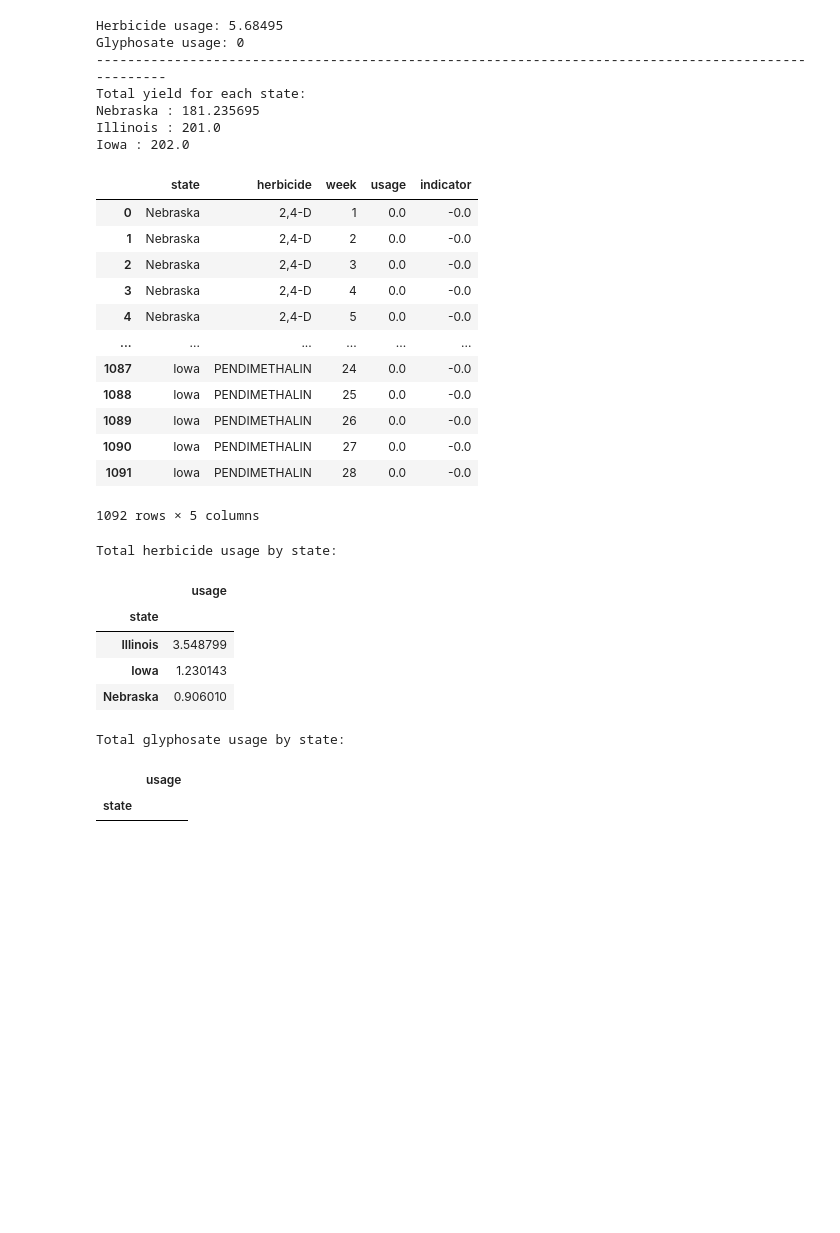
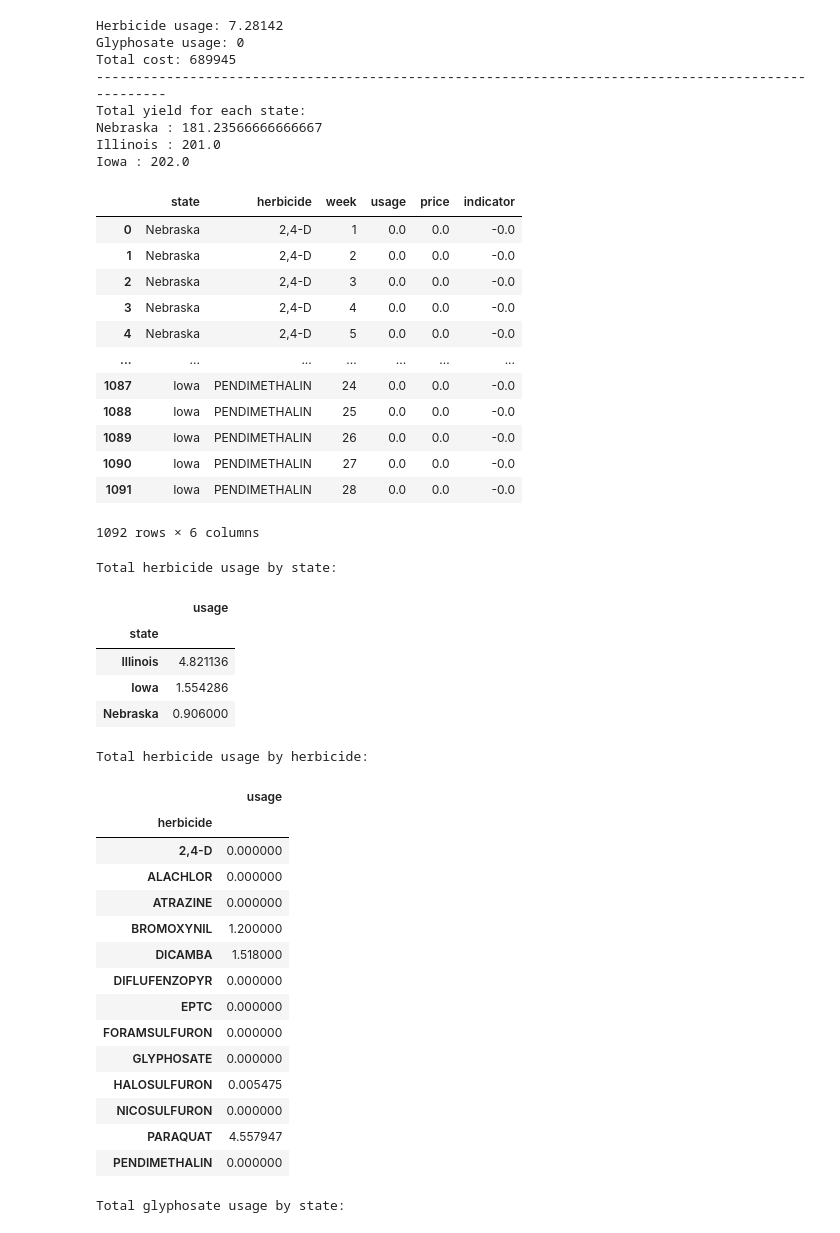
Before and after one commit to yiyiyang81/Herbicide-Optimization, a Jupyter notebook: model.ipynb, the cells around one changed output. Saved outputs shown, nothing was run; the diff lists cells and outputs as text; code cells hidden in the pictures; blank space fills up the shorter version.

Commit message:
Update price optimization

```diff
--- a/model.ipynb
+++ b/model.ipynb
@@ -7,6 +7,6 @@ corn_df = pd.read_excel('final_constraints.xlsx',sheet_name='Corn')
 coef =[corn_df['nebraska_yield_coef'].to_list()]
 coef.append(corn_df['illinois_yield_coef'].to_list())
 coef.append(corn_df['iowa_yield_coef'].values.tolist())
-corn_restrictions = pd.read_csv('corn_herbicide_restriction.csv')
 restrictions = pd.read_csv('corn_herbicide_restriction_2.csv')
 restrictions.rename(columns={'Unnamed: 0':'herbicide'},inplace=True)
+price = pd.read_excel('herbicide_coefficients.xlsx',sheet_name='Price')
@@ -18,10 +353,6 @@ baseline = [178.5, 178, 184.9]
 yield_minimum = [181, 201, 202]  # yield >= baseline + each herbicide * coef
 num_weeks = 28
 corn_herbicides = corn_df['herbicide_name'].unique()
-corn_before_lb = corn_restrictions[corn_restrictions['type'] == 'before'][[
-    'name', 'lower']]
-corn_before_ub = corn_restrictions[corn_restrictions['type'] == 'before'][[
-    'name', 'upper']]
 
 num_states = len(corn_state_name)
 num_herbicides_corn = len(corn_herbicides)
@@ -67,6 +398,8 @@ model.addConstrs((glyphosate_usage[k] == quicksum(x[k, 8, j] * z[k, 8, j]
 model.setObjectiveN(
     quicksum(glyphosate_usage[k] for k in range(num_states)), priority=0, index=1)
 
+model.setObjectiveN(quicksum(quicksum(x[k, i, j] for k in range(num_states) for j in range(
+    num_weeks)) * price['price'][i] for i in range(num_herbicides_corn)), priority=2, index=2)
 
 # Constraints
 # ---------------------------------------------------------------------------------------------
@@ -251,6 +584,7 @@ model.optimize()
 
 print('Herbicide usage: %g' % model.getObjective(0).getValue())
 print("Glyphosate usage: %g" % model.getObjective(1).getValue())
+print("Total cost: %g" % model.getObjective(2).getValue())
 
 print('-'*100)
 
@@ -287,57 +621,79 @@ print('-'*100)
 # ---------------------------------------------------------------------------------------------
 result_df = []
 for k in range(num_states):
     for i in Range_herbicides:
         for j in Range_weeks:
             result_df.append({'state': corn_state_name[k], 'herbicide': corn_herbicides[i],
-                              'week': j+1, 'usage': x[k, i, j].x, 'indicator': z[k, i, j].x})
+                              'week': j+1, 'usage': x[k, i, j].x, 'indicator': z[k, i, j].x,
+                              'price': x[k, i, j].x*price['price'][i]})
 
 result_df = pd.DataFrame(result_df,
-                         columns=['state', 'herbicide', 'week', 'usage', 'indicator'])
+                         columns=['state', 'herbicide', 'week', 'usage', 'price', 'indicator'])
 
 
 print('Total yield for each state:')
 for k in range(num_states):
     print(
         f'{corn_state_name[k]} : {baseline[k] + quicksum(x[k, i, j].x*coef[k][i] for i in Range_herbicides for j in Range_weeks)}')
 
 display(result_df)
 
 print('Total herbicide usage by state:')
 display(result_df.groupby('state')['usage'].sum().to_frame())
 
+print('Total herbicide usage by herbicide:')
+display(result_df.groupby('herbicide')['usage'].sum().to_frame())
+
 print('Total glyphosate usage by state:')
 display(result_df[result_df['herbicide'] == 'glyphosate'].groupby(
     'state')['usage'].sum().to_frame())
 
-result_df.to_csv('corn_result.csv', index=False)
+print('Total price by state:')
+display(result_df.groupby('state')['price'].sum().to_frame())
+
+result_df.to_csv('corn_result_price.csv', index=False)
 # %% [output]
-Herbicide usage: 5.68495
+Herbicide usage: 7.28142
 Glyphosate usage: 0
+Total cost: 689945
 ----------------------------------------------------------------------------------------------------
 Total yield for each state:
-Nebraska : 181.235695
+Nebraska : 181.23566666666667
 Illinois : 201.0
 Iowa : 202.0
-|  | state | herbicide | week | usage | indicator |
-| 0 | Nebraska | 2,4-D | 1 | 0.0 | -0.0 |
-| 1 | Nebraska | 2,4-D | 2 | 0.0 | -0.0 |
-| 2 | Nebraska | 2,4-D | 3 | 0.0 | -0.0 |
-| 3 | Nebraska | 2,4-D | 4 | 0.0 | -0.0 |
-| 4 | Nebraska | 2,4-D | 5 | 0.0 | -0.0 |
-| ... | ... | ... | ... | ... | ... |
-| 1087 | Iowa | PENDIMETHALIN | 24 | 0.0 | -0.0 |
-| 1088 | Iowa | PENDIMETHALIN | 25 | 0.0 | -0.0 |
-| 1089 | Iowa | PENDIMETHALIN | 26 | 0.0 | -0.0 |
-| 1090 | Iowa | PENDIMETHALIN | 27 | 0.0 | -0.0 |
-| 1091 | Iowa | PENDIMETHALIN | 28 | 0.0 | -0.0 |
+|  | state | herbicide | week | usage | price | indicator |
+| 0 | Nebraska | 2,4-D | 1 | 0.0 | 0.0 | -0.0 |
+| 1 | Nebraska | 2,4-D | 2 | 0.0 | 0.0 | -0.0 |
+| 2 | Nebraska | 2,4-D | 3 | 0.0 | 0.0 | -0.0 |
+| 3 | Nebraska | 2,4-D | 4 | 0.0 | 0.0 | -0.0 |
+| 4 | Nebraska | 2,4-D | 5 | 0.0 | 0.0 | -0.0 |
+| ... | ... | ... | ... | ... | ... | ... |
+| 1087 | Iowa | PENDIMETHALIN | 24 | 0.0 | 0.0 | -0.0 |
+| 1088 | Iowa | PENDIMETHALIN | 25 | 0.0 | 0.0 | -0.0 |
+| 1089 | Iowa | PENDIMETHALIN | 26 | 0.0 | 0.0 | -0.0 |
+| 1090 | Iowa | PENDIMETHALIN | 27 | 0.0 | 0.0 | -0.0 |
+| 1091 | Iowa | PENDIMETHALIN | 28 | 0.0 | 0.0 | -0.0 |
-1092 rows × 5 columns
+1092 rows × 6 columns
 Total herbicide usage by state:
 |  | usage |
 | state |  |
-| Illinois | 3.548799 |
-| Iowa | 1.230143 |
-| Nebraska | 0.906010 |
+| Illinois | 4.821136 |
+| Iowa | 1.554286 |
+| Nebraska | 0.906000 |
-Total glyphosate usage by state:
+Total herbicide usage by herbicide:
 |  | usage |
-| state |  |
+| herbicide |  |
+| 2,4-D | 0.000000 |
+| ALACHLOR | 0.000000 |
+| ATRAZINE | 0.000000 |
+| BROMOXYNIL | 1.200000 |
+| DICAMBA | 1.518000 |
+| DIFLUFENZOPYR | 0.000000 |
+| EPTC | 0.000000 |
+| FORAMSULFURON | 0.000000 |
+| GLYPHOSATE | 0.000000 |
+| HALOSULFURON | 0.005475 |
+| NICOSULFURON | 0.000000 |
+| PARAQUAT | 4.557947 |
+| PENDIMETHALIN | 0.000000 |
+Total glyphosate usage by state:
```
Also changed, not shown: parts of 4 cells of this notebook.
